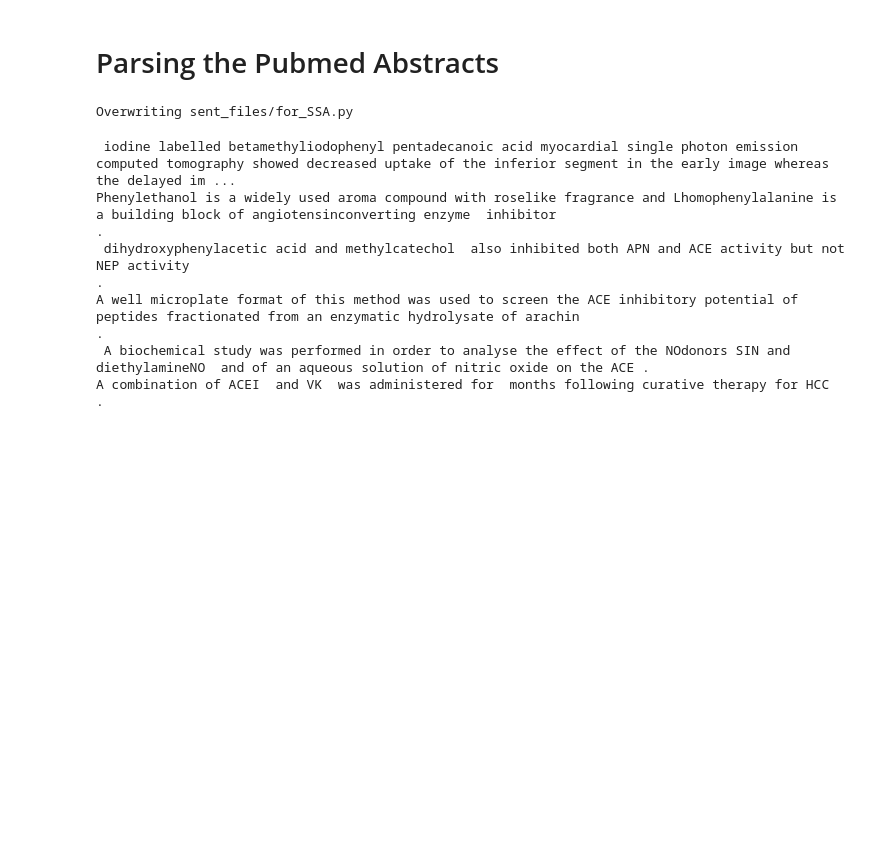
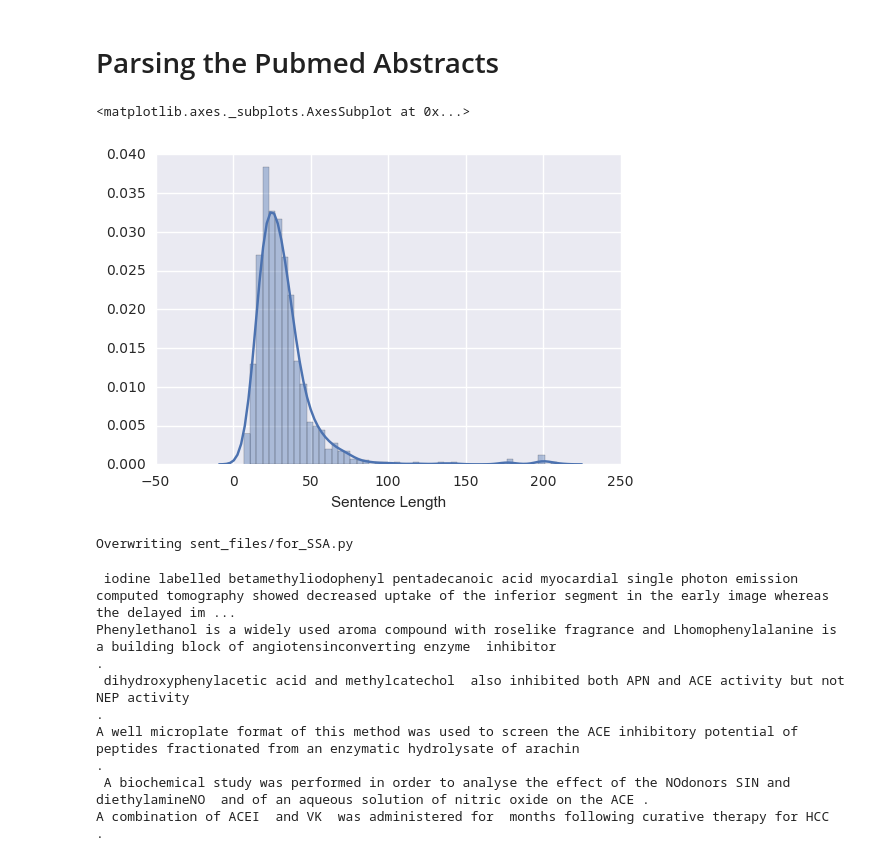
Before and after one commit to adamlenart/food_drug_interaction, a Jupyter notebook: parsing/Model_SSA.ipynb, the cells around one changed output. Drawn from its saved outputs; the diff is of its cells as text; code cells hidden in the pictures; blank space fills up the shorter version.

```diff
--- a/parsing/Model_SSA.ipynb
+++ b/parsing/Model_SSA.ipynb
@@ -21,6 +21,26 @@ import numpy as np
 import re
 # %%
 # nltk.download('punkt')
+# %%
+%matplotlib inline
+import re
+import numpy as np
+import pandas as pd
+import seaborn as sns
+import matplotlib.pyplot as plt
+
+lengths_ = []
+
+
+for item in open("/Users/lisabarcelo/Desktop/W266/food_drug_interaction/parsing/data/labeled_dataAll.tsv","r").readlines()[1:1000]:
+    id_, label, label_num, drug, component, sentence = item.split("\t",5)
+    words_ = [w for w in sentence.split(" ")]
+    lengths_.append(len(words_))
+
+sns.distplot(lengths_,axlabel="Sentence Length")
+# %% [output]
+<matplotlib.axes._subplots.AxesSubplot at 0x...>
+[figure, added]
 # %%
 orig_dict = {}
 
```
Also changed, not shown: parts of 6 cells of this notebook.
